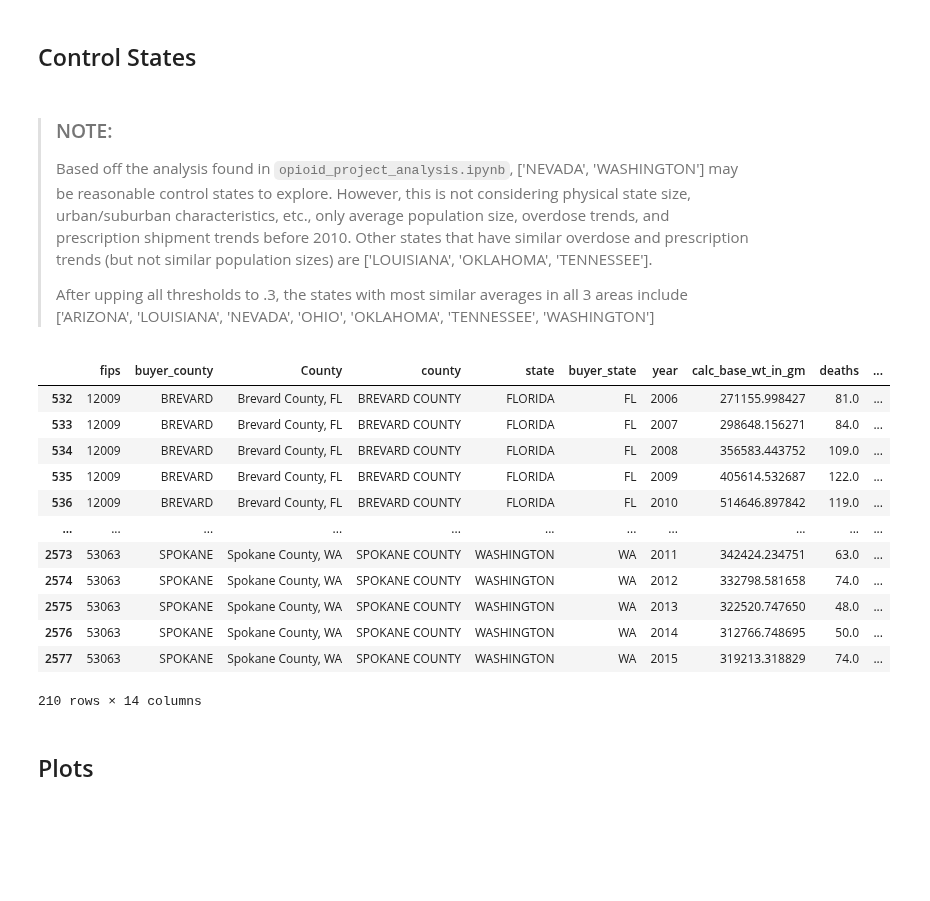
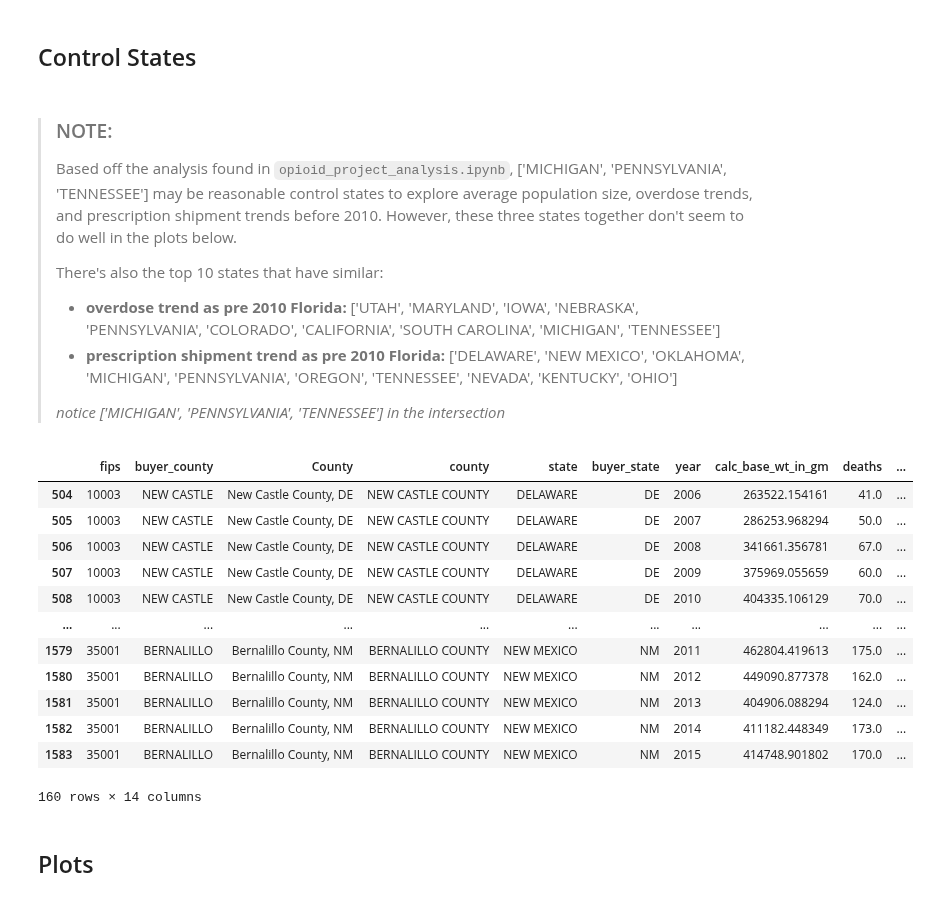
Before and after one commit to rakiranelson/IDS590-Opioids-Final-Project, a Jupyter notebook: opioid_project_analysis.ipynb, the cells around one changed output. Saved outputs shown, nothing was run; the diff lists cells and outputs as text; code cells hidden in the pictures; blank space fills up the shorter version.

```diff
--- a/opioid_project_analysis.ipynb
+++ b/opioid_project_analysis.ipynb
@@ -30,27 +30,44 @@ opioids
 ## Control States
 # %% [markdown]
 > ### NOTE:
-> Based off the analysis found in `opioid_project_analysis.ipynb`, ['NEVADA', 'WASHINGTON'] may be reasonable control states to explore. However, this is not considering physical state size, urban/suburban characteristics, etc., only average population size, overdose trends, and prescription shipment trends before 2010. Other states that have similar overdose and prescription trends (but not similar population sizes) are ['LOUISIANA', 'OKLAHOMA', 'TENNESSEE'].
+> Based off the analysis found in `opioid_project_analysis.ipynb`, ['MICHIGAN', 'PENNSYLVANIA', 'TENNESSEE'] may be reasonable control states to explore average population size, overdose trends, and prescription shipment trends before 2010. However, these three states together don't seem to do well in the plots below.
 >
-> After upping all thresholds to .3, the states with most similar averages in all 3 areas include ['ARIZONA', 'LOUISIANA', 'NEVADA', 'OHIO', 'OKLAHOMA', 'TENNESSEE', 'WASHINGTON']
+> There's also the top 10 states that have similar:
+> -  **overdose trend as pre 2010 Florida:** ['UTAH', 'MARYLAND', 'IOWA', 'NEBRASKA', 'PENNSYLVANIA', 'COLORADO', 'CALIFORNIA', 'SOUTH CAROLINA', 'MICHIGAN', 'TENNESSEE']
+> - **prescription shipment trend as pre 2010 Florida:** ['DELAWARE', 'NEW MEXICO', 'OKLAHOMA', 'MICHIGAN', 'PENNSYLVANIA', 'OREGON', 'TENNESSEE', 'NEVADA', 'KENTUCKY', 'OHIO']
+>
+> *notice ['MICHIGAN', 'PENNSYLVANIA', 'TENNESSEE'] in the intersection*
 # %%
-control_states = ["KENTUCKY", "ALABAMA", "TENNESSEE"]
-opioids_states = opioids[opioids["state"].isin(control_states + ["FLORIDA"])]
-opioids_states
+# control_states = ["KENTUCKY", "ALABAMA", "TENNESSEE"]
+control_states_pres = [
+    "DELAWARE",
+    "NEW MEXICO",
+]
+opioids_states_pres = opioids[opioids["state"].isin(control_states_pres + ["FLORIDA"])]
+
+control_states_od = [
+    "COLORADO",
+    "MICHIGAN",
+    "NEVADA",
+]
+
+opioids_states_od = opioids[opioids["state"].isin(control_states_od + ["FLORIDA"])]
+
+opioids_states_pres
 # %% [output]
 |  | fips | buyer_county | County | county | state | buyer_state | year | calc_base_wt_in_gm | deaths | ... |
-| 532 | 12009 | BREVARD | Brevard County, FL | BREVARD COUNTY | FLORIDA | FL | 2006 | 271155.998427 | 81.0 | ... |
-| 533 | 12009 | BREVARD | Brevard County, FL | BREVARD COUNTY | FLORIDA | FL | 2007 | 298648.156271 | 84.0 | ... |
-| 534 | 12009 | BREVARD | Brevard County, FL | BREVARD COUNTY | FLORIDA | FL | 2008 | 356583.443752 | 109.0 | ... |
-| 535 | 12009 | BREVARD | Brevard County, FL | BREVARD COUNTY | FLORIDA | FL | 2009 | 405614.532687 | 122.0 | ... |
-| 536 | 12009 | BREVARD | Brevard County, FL | BREVARD COUNTY | FLORIDA | FL | 2010 | 514646.897842 | 119.0 | ... |
+| 504 | 10003 | NEW CASTLE | New Castle County, DE | NEW CASTLE COUNTY | DELAWARE | DE | 2006 | 263522.154161 | 41.0 | ... |
+| 505 | 10003 | NEW CASTLE | New Castle County, DE | NEW CASTLE COUNTY | DELAWARE | DE | 2007 | 286253.968294 | 50.0 | ... |
+| 506 | 10003 | NEW CASTLE | New Castle County, DE | NEW CASTLE COUNTY | DELAWARE | DE | 2008 | 341661.356781 | 67.0 | ... |
+| 507 | 10003 | NEW CASTLE | New Castle County, DE | NEW CASTLE COUNTY | DELAWARE | DE | 2009 | 375969.055659 | 60.0 | ... |
+| 508 | 10003 | NEW CASTLE | New Castle County, DE | NEW CASTLE COUNTY | DELAWARE | DE | 2010 | 404335.106129 | 70.0 | ... |
 | ... | ... | ... | ... | ... | ... | ... | ... | ... | ... | ... |
-| 2573 | 53063 | SPOKANE | Spokane County, WA | SPOKANE COUNTY | WASHINGTON | WA | 2011 | 342424.234751 | 63.0 | ... |
-| 2574 | 53063 | SPOKANE | Spokane County, WA | SPOKANE COUNTY | WASHINGTON | WA | 2012 | 332798.581658 | 74.0 | ... |
-| 2575 | 53063 | SPOKANE | Spokane County, WA | SPOKANE COUNTY | WASHINGTON | WA | 2013 | 322520.747650 | 48.0 | ... |
-| 2576 | 53063 | SPOKANE | Spokane County, WA | SPOKANE COUNTY | WASHINGTON | WA | 2014 | 312766.748695 | 50.0 | ... |
-| 2577 | 53063 | SPOKANE | Spokane County, WA | SPOKANE COUNTY | WASHINGTON | WA | 2015 | 319213.318829 | 74.0 | ... |
+| 1579 | 35001 | BERNALILLO | Bernalillo County, NM | BERNALILLO COUNTY | NEW MEXICO | NM | 2011 | 462804.419613 | 175.0 | ... |
+| 1580 | 35001 | BERNALILLO | Bernalillo County, NM | BERNALILLO COUNTY | NEW MEXICO | NM | 2012 | 449090.877378 | 162.0 | ... |
+| 1581 | 35001 | BERNALILLO | Bernalillo County, NM | BERNALILLO COUNTY | NEW MEXICO | NM | 2013 | 404906.088294 | 124.0 | ... |
+| 1582 | 35001 | BERNALILLO | Bernalillo County, NM | BERNALILLO COUNTY | NEW MEXICO | NM | 2014 | 411182.448349 | 173.0 | ... |
+| 1583 | 35001 | BERNALILLO | Bernalillo County, NM | BERNALILLO COUNTY | NEW MEXICO | NM | 2015 | 414748.901802 | 170.0 | ... |
-210 rows × 14 columns
+160 rows × 14 columns
 # %% [markdown]
 ## Plots
 # %% [markdown]
```
Also changed, not shown: parts of 4 cells of this notebook.
